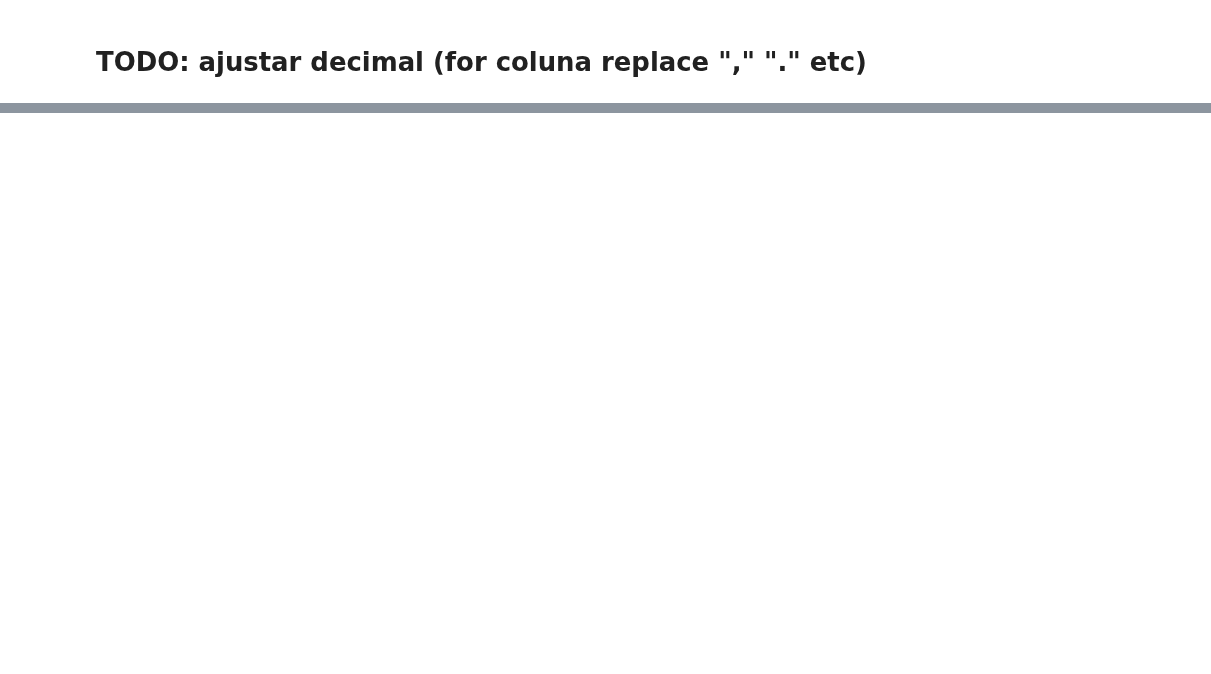
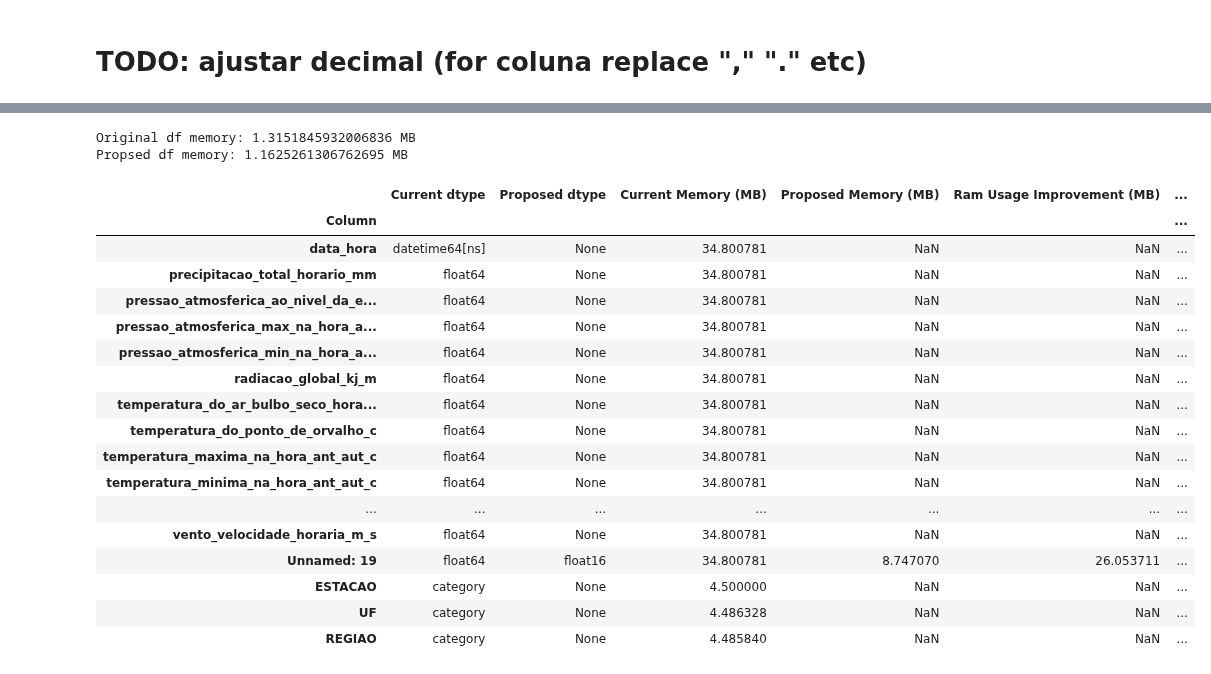
Before and after one commit to matheus-vizzotto/load_forecasting, a Jupyter notebook: lab/matheus/notebooks/inmet_scraper.ipynb, the cells around one changed output, grey strips where cells are left out. Saved outputs shown, nothing was run; the diff lists cells and outputs as text; code cells hidden in the pictures; blank space fills up the shorter version.

```diff
--- a/lab/matheus/notebooks/inmet_scraper.ipynb
+++ b/lab/matheus/notebooks/inmet_scraper.ipynb
@@ -208,7 +232,8 @@ REGIAO
 # %%
 df01.drop("Unnamed: 19", axis=1, inplace=True)
 # %%
-colunas_ajustadas = clean_headers(df01).columns.to_list()
-df01.columns = colunas_ajustadas
+colunas_antigas = df.columns
+colunas_ajustadas = clean_headers(df).columns.to_list()
+#df01.columns = colunas_ajustadas
 # %% [output]
 Column Headers Cleaning Report:
@@ -245,0 +383,23 @@ dtype: object
+# %%
+def ajusta_hora(x):
+    if ":" in x:
+        y = x
+    elif "UTC" in x:
+        y = x[:2] + ":" + x[2:4]
+    else:
+        y = None
+    return y
+
+def converte_data(x):
+    try:
+        y = pd.to_datetime(x, format = '%Y-%m-%d %H:%M:%S')
+    except:
+        y = pd.to_datetime(x, format = '%Y/%m/%d %H:%M:%S')
+    return y
+
+df_typed.loc[:, "hora"] = df_typed.loc[:, "hora"].apply(ajusta_hora)
+df_typed["data_hora"] = df_typed["data"] + " " + df_typed["hora"]
+df_typed.loc[:, "data_hora"] = df_typed.loc[:, "data_hora"].apply(converte_data)
+# %%
+df_typed.drop(["data", "hora", "Unnamed: 19"], axis=1, inplace=True)
+df_typed.set_index("data_hora",inplace=True)
@@ -245,0 +428,30 @@ dtype: object
+# %%
+proposed_df = report_on_dataframe(df_typed.reset_index(), unit="MB")
+new_df = optimize_dtypes(df_typed.reset_index(), proposed_df)
+
+print(f'Original df memory: {df_typed.reset_index().memory_usage(deep=True).sum()/1024/1024} MB')
+print(f'Propsed df memory: {new_df.memory_usage(deep=True).sum()/1024/1024} MB')
+# %% [output]
+Original df memory: 1.3151845932006836 MB
+Propsed df memory: 1.1625261306762695 MB
+# %%
+new_df.info()
+# %% [output]
+|  | Current dtype | Proposed dtype | Current Memory (MB) | Proposed Memory (MB) | Ram Usage Improvement (MB) | ... |
+| Column |  |  |  |  |  | ... |
+| data_hora | datetime64[ns] | None | 34.800781 | NaN | NaN | ... |
+| precipitacao_total_horario_mm | float64 | None | 34.800781 | NaN | NaN | ... |
+| pressao_atmosferica_ao_nivel_da_e... | float64 | None | 34.800781 | NaN | NaN | ... |
+| pressao_atmosferica_max_na_hora_a... | float64 | None | 34.800781 | NaN | NaN | ... |
+| pressao_atmosferica_min_na_hora_a... | float64 | None | 34.800781 | NaN | NaN | ... |
+| radiacao_global_kj_m | float64 | None | 34.800781 | NaN | NaN | ... |
+| temperatura_do_ar_bulbo_seco_hora... | float64 | None | 34.800781 | NaN | NaN | ... |
+| temperatura_do_ponto_de_orvalho_c | float64 | None | 34.800781 | NaN | NaN | ... |
+| temperatura_maxima_na_hora_ant_aut_c | float64 | None | 34.800781 | NaN | NaN | ... |
+| temperatura_minima_na_hora_ant_aut_c | float64 | None | 34.800781 | NaN | NaN | ... |
+| ... | ... | ... | ... | ... | ... | ... |
+| vento_velocidade_horaria_m_s | float64 | None | 34.800781 | NaN | NaN | ... |
+| Unnamed: 19 | float64 | float16 | 34.800781 | 8.747070 | 26.053711 | ... |
+| ESTACAO | category | None | 4.500000 | NaN | NaN | ... |
+| UF | category | None | 4.486328 | NaN | NaN | ... |
+| REGIAO | category | None | 4.485840 | NaN | NaN | ... |
```
Also changed, not shown: parts of 24 cells of this notebook, 3 other files.
